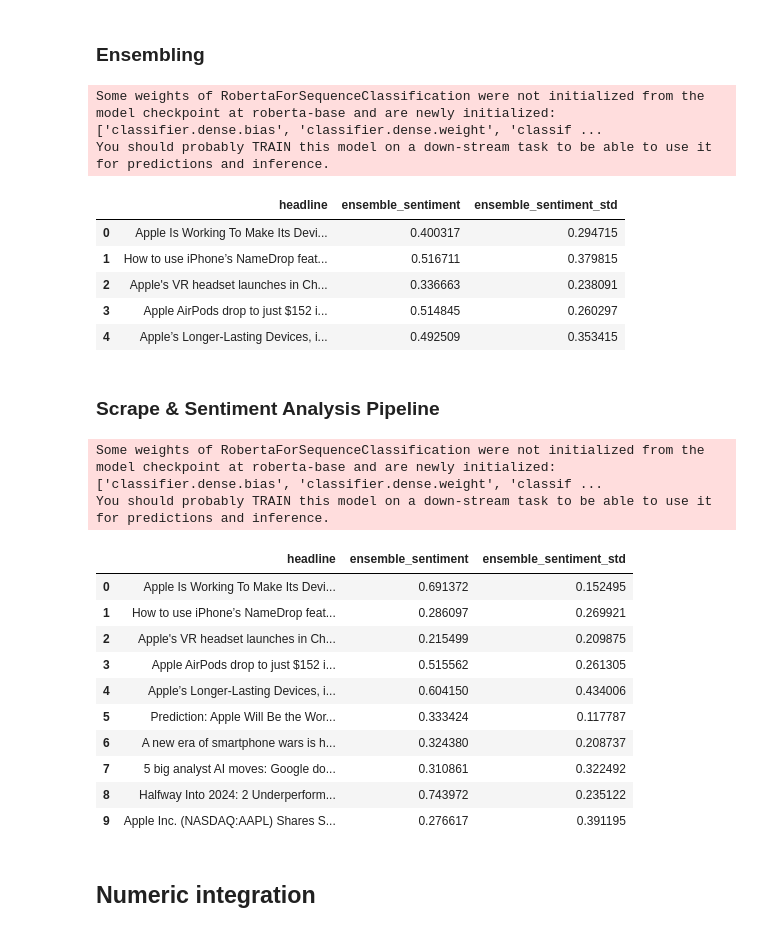
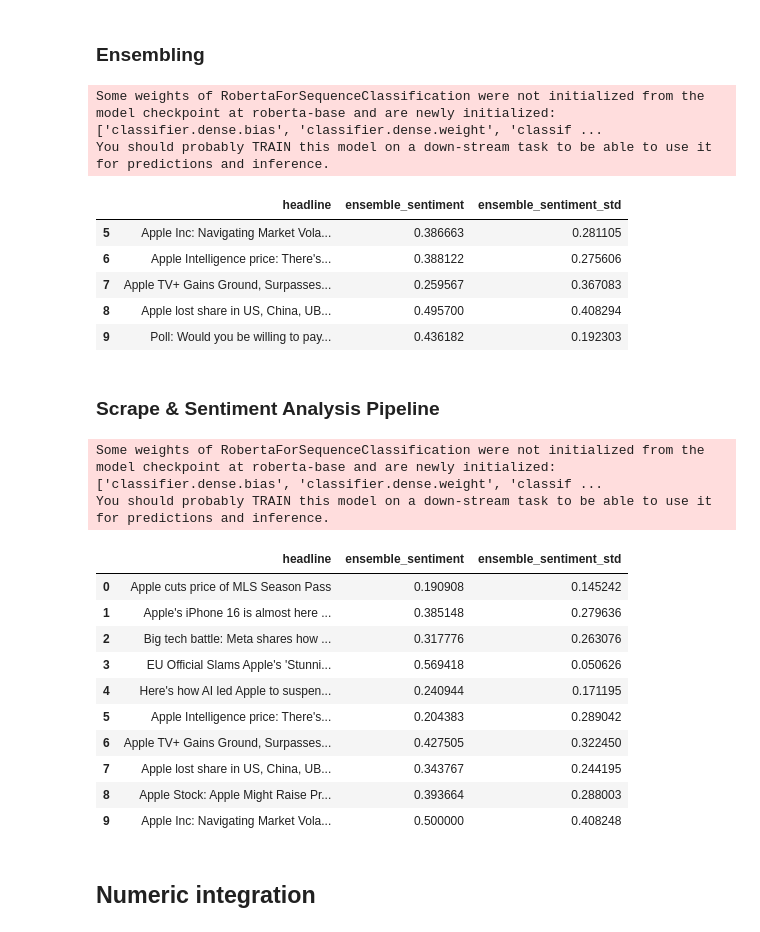
Before and after one commit to aidan-lew/junk-drawer, a Jupyter notebook: gpt_ml_fin_forcaster_integrator_.ipynb, the cells around one changed output. Cells and saved outputs as stored; diff of their text form; code cells hidden in the pictures.

```diff
--- a/gpt_ml_fin_forcaster_integrator_.ipynb
+++ b/gpt_ml_fin_forcaster_integrator_.ipynb
@@ -878,14 +878,15 @@ from tensorflow.keras.layers import Dense, GRU, Dropout
 # %% [markdown]
 ### Data processing
 # %%
-def scrape_news_headlines(ticker, num_articles):
+############ GOOGLE NEWS LIMITS TO 10 ARTICLES ###################
+# Immediately lends itself to event-based classification, or use another source
+def scrape_news_headlines(ticker):
     gn = GoogleNews(lang='en')
     gn.search(ticker)
     news_articles = gn.results(num_articles)
     titles = [article['title'] for article in news_articles]
     return titles
 
-#ticker = 'AAPL'
-#num_articles = 5
-#articles = scrape_news_headlines(ticker, num_articles)
-#print(articles)
+ticker = 'AAPL'
+articles = scrape_news_headlines(ticker)
+print(len(articles))
@@ -1069,42 +1068,41 @@ def ensemble_sentiment_analysis(headlines, include_gpt):
     return ensemble_df
 
 ticker = 'AAPL'
-num_articles = 10
-headlines = scrape_news_headlines(ticker, num_articles)
+headlines = scrape_news_headlines(ticker)
 sentiments = ensemble_sentiment_analysis(headlines, include_gpt=False)
-sentiments.head()
+sentiments.tail()
 # %% [output]
 Some weights of RobertaForSequenceClassification were not initialized from the model checkpoint at roberta-base and are newly initialized: ['classifier.dense.bias', 'classifier.dense.weight', 'classif ...
 You should probably TRAIN this model on a down-stream task to be able to use it for predictions and inference.
 |  | headline | ensemble_sentiment | ensemble_sentiment_std |
-| 0 | Apple Is Working To Make Its Devi... | 0.400317 | 0.294715 |
-| 1 | How to use iPhone’s NameDrop feat... | 0.516711 | 0.379815 |
-| 2 | Apple's VR headset launches in Ch... | 0.336663 | 0.238091 |
-| 3 | Apple AirPods drop to just $152 i... | 0.514845 | 0.260297 |
-| 4 | Apple’s Longer-Lasting Devices, i... | 0.492509 | 0.353415 |
+| 5 | Apple Inc: Navigating Market Vola... | 0.386663 | 0.281105 |
+| 6 | Apple Intelligence price: There's... | 0.388122 | 0.275606 |
+| 7 | Apple TV+ Gains Ground, Surpasses... | 0.259567 | 0.367083 |
+| 8 | Apple lost share in US, China, UB... | 0.495700 | 0.408294 |
+| 9 | Poll: Would you be willing to pay... | 0.436182 | 0.192303 |
 # %% [markdown]
 ### Scrape & Sentiment Analysis Pipeline
 # %%
-def scrape_sentiment_ensemble_pipeline(ticker, num_articles, include_gpt,):
-  headlines = scrape_news_headlines(ticker, num_articles)
+def scrape_sentiment_ensemble_pipeline(ticker, include_gpt):
+  headlines = scrape_news_headlines(ticker)
   sentiments = ensemble_sentiment_analysis(headlines, include_gpt=include_gpt)
   return sentiments
 
-scrape_sentiment_ensemble_pipeline(ticker = 'AAPL', num_articles = 10, include_gpt=False)
+scrape_sentiment_ensemble_pipeline(ticker = 'AAPL', include_gpt=False)
 # %% [output]
 Some weights of RobertaForSequenceClassification were not initialized from the model checkpoint at roberta-base and are newly initialized: ['classifier.dense.bias', 'classifier.dense.weight', 'classif ...
 You should probably TRAIN this model on a down-stream task to be able to use it for predictions and inference.
 |  | headline | ensemble_sentiment | ensemble_sentiment_std |
-| 0 | Apple Is Working To Make Its Devi... | 0.691372 | 0.152495 |
-| 1 | How to use iPhone’s NameDrop feat... | 0.286097 | 0.269921 |
-| 2 | Apple's VR headset launches in Ch... | 0.215499 | 0.209875 |
-| 3 | Apple AirPods drop to just $152 i... | 0.515562 | 0.261305 |
-| 4 | Apple’s Longer-Lasting Devices, i... | 0.604150 | 0.434006 |
-| 5 | Prediction: Apple Will Be the Wor... | 0.333424 | 0.117787 |
-| 6 | A new era of smartphone wars is h... | 0.324380 | 0.208737 |
-| 7 | 5 big analyst AI moves: Google do... | 0.310861 | 0.322492 |
-| 8 | Halfway Into 2024: 2 Underperform... | 0.743972 | 0.235122 |
-| 9 | Apple Inc. (NASDAQ:AAPL) Shares S... | 0.276617 | 0.391195 |
+| 0 | Apple cuts price of MLS Season Pass | 0.190908 | 0.145242 |
+| 1 | Apple's iPhone 16 is almost here ... | 0.385148 | 0.279636 |
+| 2 | Big tech battle: Meta shares how ... | 0.317776 | 0.263076 |
+| 3 | EU Official Slams Apple's 'Stunni... | 0.569418 | 0.050626 |
+| 4 | Here's how AI led Apple to suspen... | 0.240944 | 0.171195 |
+| 5 | Apple Intelligence price: There's... | 0.204383 | 0.289042 |
+| 6 | Apple TV+ Gains Ground, Surpasses... | 0.427505 | 0.322450 |
+| 7 | Apple lost share in US, China, UB... | 0.343767 | 0.244195 |
+| 8 | Apple Stock: Apple Might Raise Pr... | 0.393664 | 0.288003 |
+| 9 | Apple Inc: Navigating Market Vola... | 0.500000 | 0.408248 |
 # %% [markdown]
 ## Numeric integration
 # %% [markdown]
```
Also changed, not shown: parts of 26 cells of this notebook.
